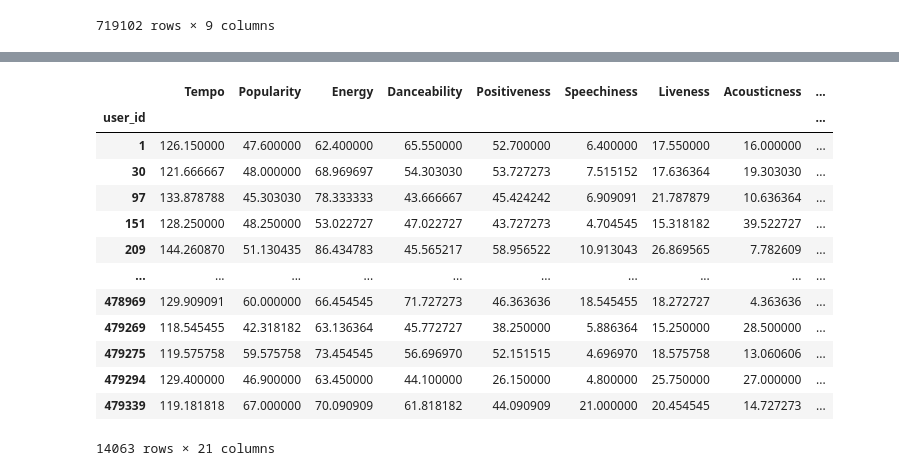
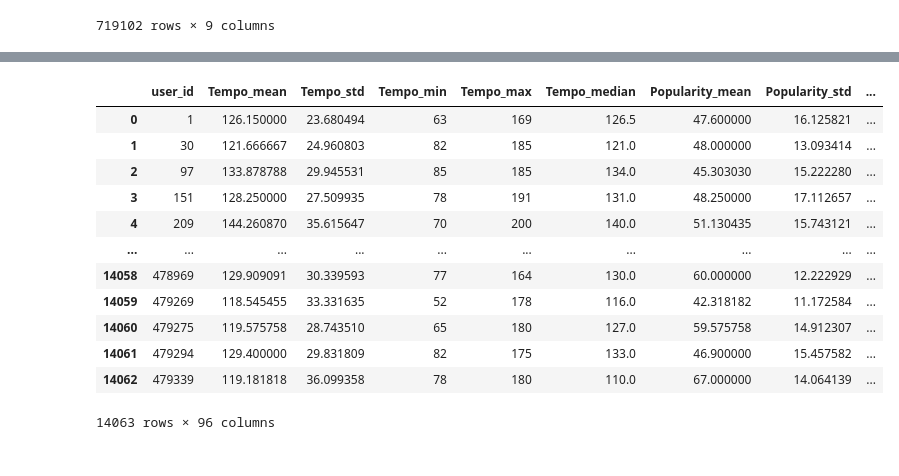
Before and after one commit to samikshakarimbil/genre-predictor, a Jupyter notebook: data_collection.ipynb, the cells around one changed output, grey strips where cells are left out. Drawn from its saved outputs; the diff is of its cells as text; code cells hidden in the pictures.

```diff
--- a/data_collection.ipynb
+++ b/data_collection.ipynb
@@ -171,18 +179,43 @@ Index(['Tempo', 'Popularity', 'Energy', 'Danceability', 'Positiveness',
+# %%
+agg_stats = ["mean", "std", "min", "max", "median"]
+
+user_num = (
+    merged_dummies
+      .groupby("user_id")[numeric_cols]
+      .agg(agg_stats)
+)
+
+user_num.columns = [f"{feat}_{stat}" for feat, stat in user_num.columns]
+
+user_cat = (
+    merged_dummies
+      .groupby("user_id")[dummy_cols]
+      .mean()
+)
+# %%
+user_features = (
+    pd.concat([user_num, user_cat], axis=1)
+      .reset_index()
+)
+
+user_features
+# %% [output]
+|  | user_id | Tempo_mean | Tempo_std | Tempo_min | Tempo_max | Tempo_median | Popularity_mean | Popularity_std | ... |
+| 0 | 1 | 126.150000 | 23.680494 | 63 | 169 | 126.5 | 47.600000 | 16.125821 | ... |
+| 1 | 30 | 121.666667 | 24.960803 | 82 | 185 | 121.0 | 48.000000 | 13.093414 | ... |
+| 2 | 97 | 133.878788 | 29.945531 | 85 | 185 | 134.0 | 45.303030 | 15.222280 | ... |
+| 3 | 151 | 128.250000 | 27.509935 | 78 | 191 | 131.0 | 48.250000 | 17.112657 | ... |
+| 4 | 209 | 144.260870 | 35.615647 | 70 | 200 | 140.0 | 51.130435 | 15.743121 | ... |
+| ... | ... | ... | ... | ... | ... | ... | ... | ... | ... |
+| 14058 | 478969 | 129.909091 | 30.339593 | 77 | 164 | 130.0 | 60.000000 | 12.222929 | ... |
+| 14059 | 479269 | 118.545455 | 33.331635 | 52 | 178 | 116.0 | 42.318182 | 11.172584 | ... |
+| 14060 | 479275 | 119.575758 | 28.743510 | 65 | 180 | 127.0 | 59.575758 | 14.912307 | ... |
+| 14061 | 479294 | 129.400000 | 29.831809 | 82 | 175 | 133.0 | 46.900000 | 15.457582 | ... |
+| 14062 | 479339 | 119.181818 | 36.099358 | 78 | 180 | 110.0 | 67.000000 | 14.064139 | ... |
+14063 rows × 96 columns
 # %%
-user_features = merged.groupby("user_id")[feature_cols].mean()
-user_features
+genre_diversity = (
+    merged
+      .groupby("user_id")["Genre"]
+      .nunique()
+)
-# %% [output]
-|  | Tempo | Popularity | Energy | Danceability | Positiveness | Speechiness | Liveness | Acousticness | ... |
-| user_id |  |  |  |  |  |  |  |  | ... |
-| 1 | 126.150000 | 47.600000 | 62.400000 | 65.550000 | 52.700000 | 6.400000 | 17.550000 | 16.000000 | ... |
-| 30 | 121.666667 | 48.000000 | 68.969697 | 54.303030 | 53.727273 | 7.515152 | 17.636364 | 19.303030 | ... |
-| 97 | 133.878788 | 45.303030 | 78.333333 | 43.666667 | 45.424242 | 6.909091 | 21.787879 | 10.636364 | ... |
-| 151 | 128.250000 | 48.250000 | 53.022727 | 47.022727 | 43.727273 | 4.704545 | 15.318182 | 39.522727 | ... |
-| 209 | 144.260870 | 51.130435 | 86.434783 | 45.565217 | 58.956522 | 10.913043 | 26.869565 | 7.782609 | ... |
-| ... | ... | ... | ... | ... | ... | ... | ... | ... | ... |
-| 478969 | 129.909091 | 60.000000 | 66.454545 | 71.727273 | 46.363636 | 18.545455 | 18.272727 | 4.363636 | ... |
-| 479269 | 118.545455 | 42.318182 | 63.136364 | 45.772727 | 38.250000 | 5.886364 | 15.250000 | 28.500000 | ... |
-| 479275 | 119.575758 | 59.575758 | 73.454545 | 56.696970 | 52.151515 | 4.696970 | 18.575758 | 13.060606 | ... |
-| 479294 | 129.400000 | 46.900000 | 63.450000 | 44.100000 | 26.150000 | 4.800000 | 25.750000 | 27.000000 | ... |
-| 479339 | 119.181818 | 67.000000 | 70.090909 | 61.818182 | 44.090909 | 21.000000 | 20.454545 | 14.727273 | ... |
-14063 rows × 21 columns
```
Also changed, not shown: parts of 6 cells of this notebook.
